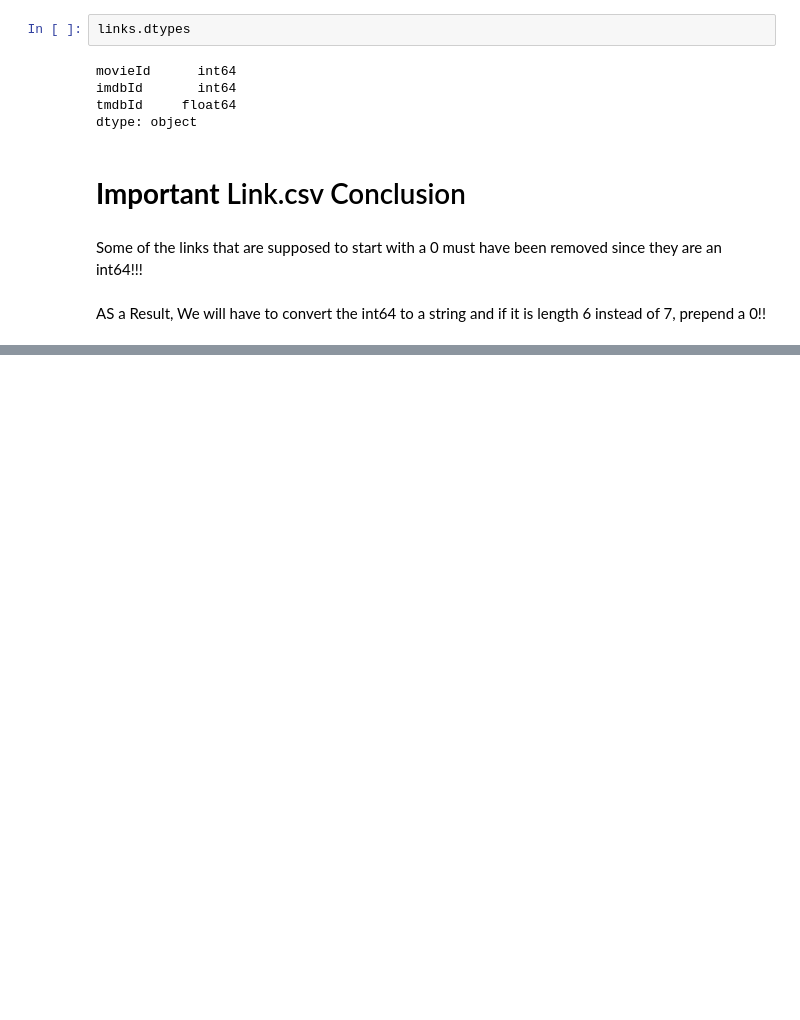
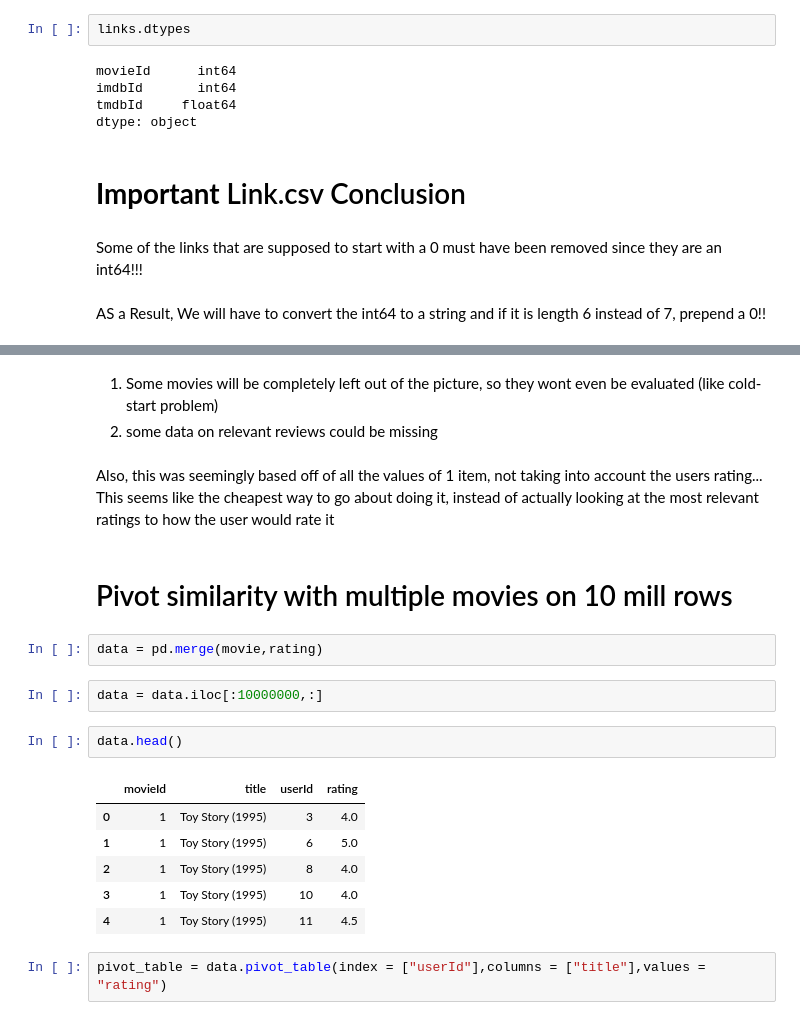
Before and after one commit to 123MoviesMoveMe/MoveMe, a Jupyter notebook: Recommender System R&D/RecommenderSystemEDA.ipynb, the cells around one changed output, grey strips where cells are left out. Cells and saved outputs as stored; diff of their text form; blank space fills up the shorter version.

Commit message:
EDA and ALgorithm review

```diff
--- a/Recommender System R&D/RecommenderSystemEDA.ipynb
+++ b/Recommender System R&D/RecommenderSystemEDA.ipynb
@@ -284,0 +399,22 @@ AS a Result, We will have to convert the int64 to a string and if it is length 6
+# %% [markdown]
+1. Some movies will be completely left out of the picture, so they wont even be evaluated (like cold-start problem)
+2. some data on relevant reviews could be missing
+# %% [markdown]
+Also, this was seemingly based off of all the values of 1 item, not taking into account the users rating... This seems like the cheapest way to go about doing it, instead of actually looking at the most relevant ratings to how the user would rate it
+# %% [markdown]
+# Pivot similarity with multiple movies on 10 mill rows
+# %%
+data = pd.merge(movie,rating)
+# %%
+data = data.iloc[:10000000,:]
+# %%
+data.head()
+# %% [output]
+|  | movieId | title | userId | rating |
+| 0 | 1 | Toy Story (1995) | 3 | 4.0 |
+| 1 | 1 | Toy Story (1995) | 6 | 5.0 |
+| 2 | 1 | Toy Story (1995) | 8 | 4.0 |
+| 3 | 1 | Toy Story (1995) | 10 | 4.0 |
+| 4 | 1 | Toy Story (1995) | 11 | 4.5 |
+# %%
+pivot_table = data.pivot_table(index = ["userId"],columns = ["title"],values = "rating")
```
Also changed, not shown: parts of 26 cells of this notebook.
